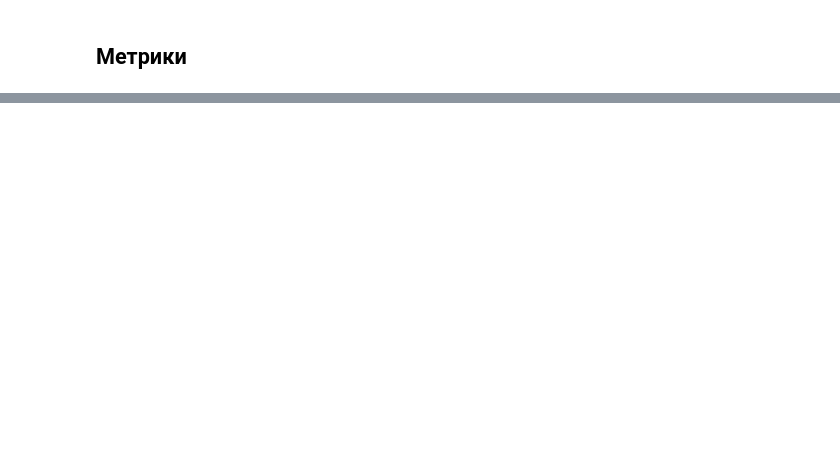
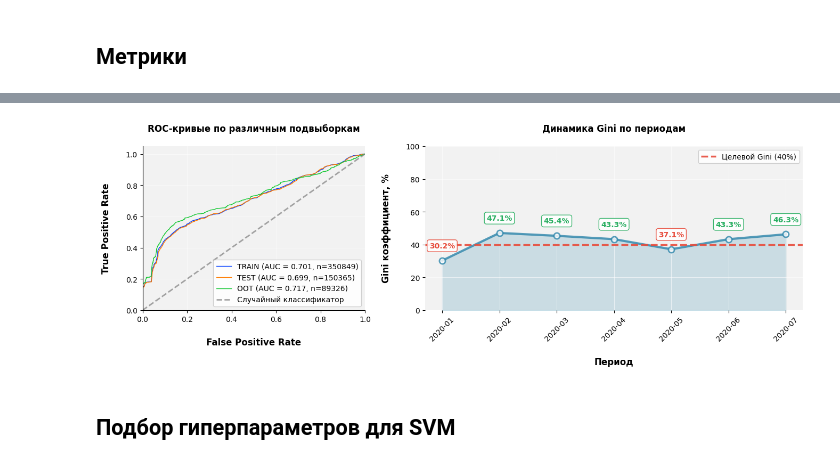
Before and after one commit to 25-77/Year_project, a Jupyter notebook: notebooks/3.1. Linear_models.ipynb, the cells around one changed output, grey strips where cells are left out. Cells and saved outputs as stored; diff of their text form; code cells hidden in the pictures; blank space fills up the shorter version.

```diff
--- a/notebooks/3.1. Linear_models.ipynb
+++ b/notebooks/3.1. Linear_models.ipynb
@@ -361,18 +634,16 @@ plot_gini_by_period_styled(metr_split.reset_index(), 'gini', DATE_MONTH,
 # %% [markdown]
 # Обучение SVM
 # %%
-from sklearn.svm import SVC
-from sklearn.decomposition import PCA
-from sklearn.pipeline import Pipeline
-
 # Параметры SVM для задачи аномалий
 default_params = {
-    'C': 1.0,
+    'C': 1,
     'kernel': 'rbf',
     'gamma': 'scale',
     'class_weight': 'balanced',
     'probability': True,
-    'random_state': 42,
+    'cache_size': 2000,
+    'max_iter': 1000,
+    'random_state': 42
 }
 
 
@@ -382,7 +653,7 @@ svm_model = SVC(**default_params)
 # Пайплайн
 pipeline = Pipeline([
     ('preprocessor', preprocessor),
-    ('pca', PCA(n_components=10)),
+    ('pca', PCA(n_components=20)),
     ('model', svm_model)
 ])
 
@@ -391,6 +680,19 @@ pipeline.fit(data.loc[TRAIN_MASK][FEATURES], data.loc[TRAIN_MASK][TARGET])
 data.loc[DEV_MASK, 'svm_model_preds'] = pipeline.predict_proba(data.loc[DEV_MASK][FEATURES])[:, 1]
 # %% [markdown]
 ## Метрики
+# %%
+# переопределение порога классификации для расчета precision и recall
+threshold_svm = data.loc[DEV_MASK, 'svm_model_preds'].quantile(0.95)
+
+metr_funcs = {
+    'roc_auc': metric_funcs.roc_auc_score_nan,
+    'gini': metric_funcs.gini_score_nan,
+    'precision': lambda y_true, y_pred: metric_funcs.precision(y_true, y_pred,  threshold=threshold_svm),
+    'recall': lambda y_true, y_pred: metric_funcs.recall(y_true, y_pred, threshold=threshold_svm)
+}
+
+# Класс для расчета метрик
+metr_calc = MetricCalculator(metr_funcs=metr_funcs, stats_funcs=stats_funcs)
 # %%
 metr_split = metrics_split(
     data=data.loc[DEV_MASK],
@@ -406,7 +714,7 @@ style_metrics(metr_split, STYLE_CONFIG)
 metr_split = metrics_split(
     data=data.loc[DEV_MASK],
     target=TARGET,
-    pred_cols='lg_model_preds',
+    pred_cols='svm_model_preds',
     group_cols=DATE_MONTH,
     metr_calc=metr_calc,
     asc=True
@@ -416,17 +734,21 @@ style_metrics(metr_split, STYLE_CONFIG)
 # %%
 # Графики распределения таргета по выборкам
 fig, axes = plt.subplots(1, 2, figsize=(16, 4), gridspec_kw={'width_ratios': [1, 1.7]})
 masks_dict = {'TRAIN': TRAIN_MASK, 'TEST': TEST_MASK, 'OOT': OOT_MASK}
 
 ax = axes[0]
-plot_roc_by_masks(data, TARGET, 'lg_model_preds', masks_dict,
+plot_roc_by_masks(data, TARGET, 'svm_model_preds', masks_dict,
                      figsize=(8, 4), palette='bright',
                      title='ROC-кривые по различным подвыборкам',
                      ax=ax)
 
 ax = axes[1]
 plot_gini_by_period_styled(metr_split.reset_index(), 'gini', DATE_MONTH,
                               figsize=(8, 4),
                               target_gini=40,
                               title='Динамика Gini по периодам',
                               ax=ax)
+# %% [output]
+[figure, added]
+# %% [markdown]
+## Подбор гиперпараметров для SVM
```
Also changed, not shown: parts of 34 cells of this notebook.
